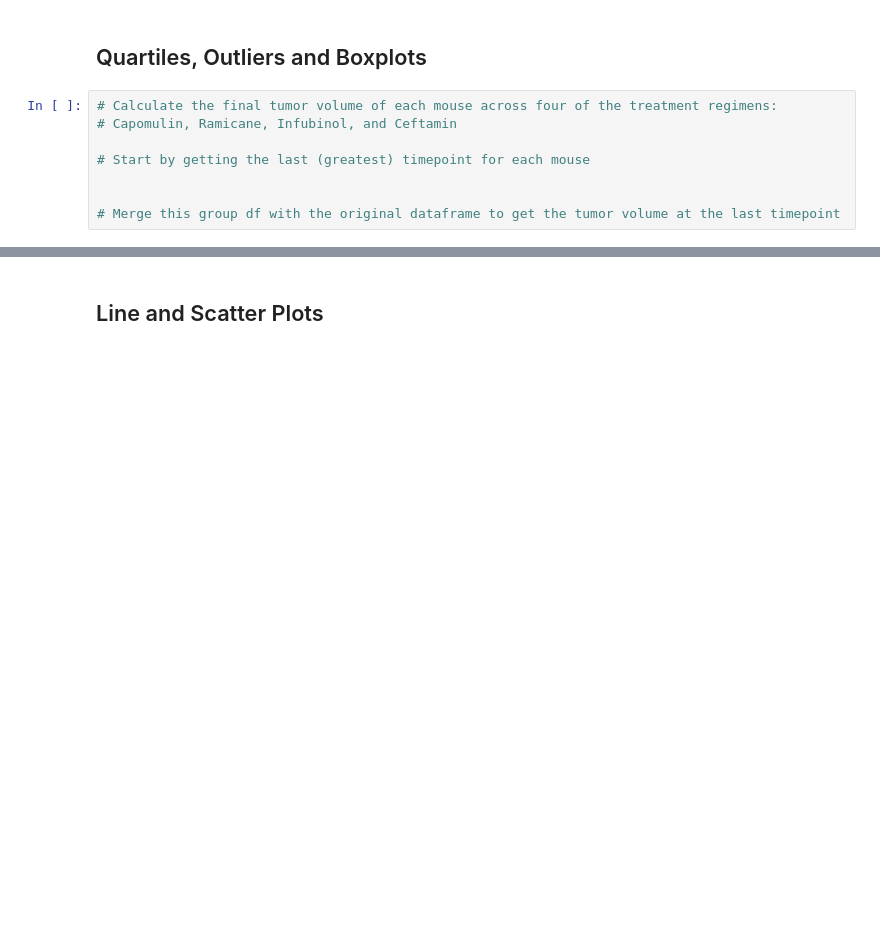
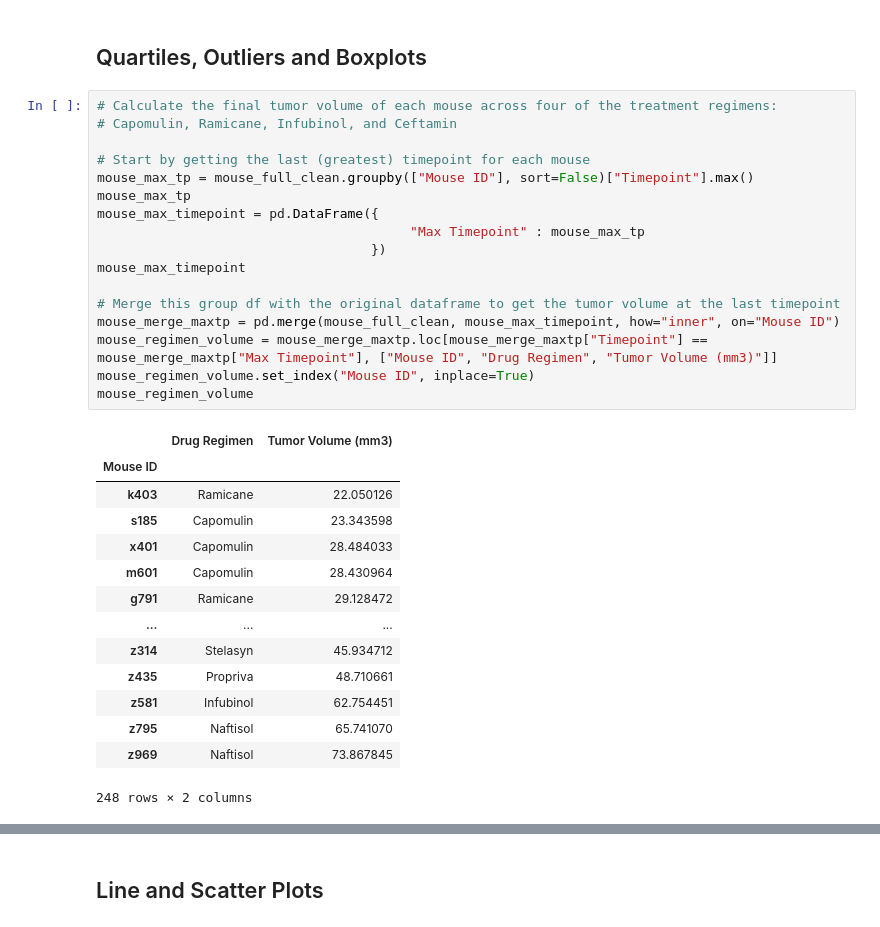
Before and after one commit to etassone1974/matplotlib-challenge, a Jupyter notebook: pymaceuticals_starter.ipynb, the cells around one changed output, grey strips where cells are left out. Drawn from its saved outputs; the diff is of its cells as text; blank space fills up the shorter version.

```diff
--- a/pymaceuticals_starter.ipynb
+++ b/pymaceuticals_starter.ipynb
@@ -282,10 +282,34 @@ plt.show()
 # %%
 # Calculate the final tumor volume of each mouse across four of the treatment regimens:
 # Capomulin, Ramicane, Infubinol, and Ceftamin
 
 # Start by getting the last (greatest) timepoint for each mouse
-
+mouse_max_tp = mouse_full_clean.groupby(["Mouse ID"], sort=False)["Timepoint"].max()
+mouse_max_tp
+mouse_max_timepoint = pd.DataFrame({
+                                        "Max Timepoint" : mouse_max_tp
+                                   })
+mouse_max_timepoint
 
 # Merge this group df with the original dataframe to get the tumor volume at the last timepoint
+mouse_merge_maxtp = pd.merge(mouse_full_clean, mouse_max_timepoint, how="inner", on="Mouse ID")
+mouse_regimen_volume = mouse_merge_maxtp.loc[mouse_merge_maxtp["Timepoint"] == mouse_merge_maxtp["Max Timepoint"], ["Mouse ID", "Drug Regimen", "Tumor Volume (mm3)"]]
+mouse_regimen_volume.set_index("Mouse ID", inplace=True)
+mouse_regimen_volume
+# %% [output]
+|  | Drug Regimen | Tumor Volume (mm3) |
+| Mouse ID |  |  |
+| k403 | Ramicane | 22.050126 |
+| s185 | Capomulin | 23.343598 |
+| x401 | Capomulin | 28.484033 |
+| m601 | Capomulin | 28.430964 |
+| g791 | Ramicane | 29.128472 |
+| ... | ... | ... |
+| z314 | Stelasyn | 45.934712 |
+| z435 | Propriva | 48.710661 |
+| z581 | Infubinol | 62.754451 |
+| z795 | Naftisol | 65.741070 |
+| z969 | Naftisol | 73.867845 |
+248 rows × 2 columns
 # %%
 # Put treatments into a list for for loop (and later for plot labels)
```
Also changed, not shown: parts of 3 cells of this notebook.
